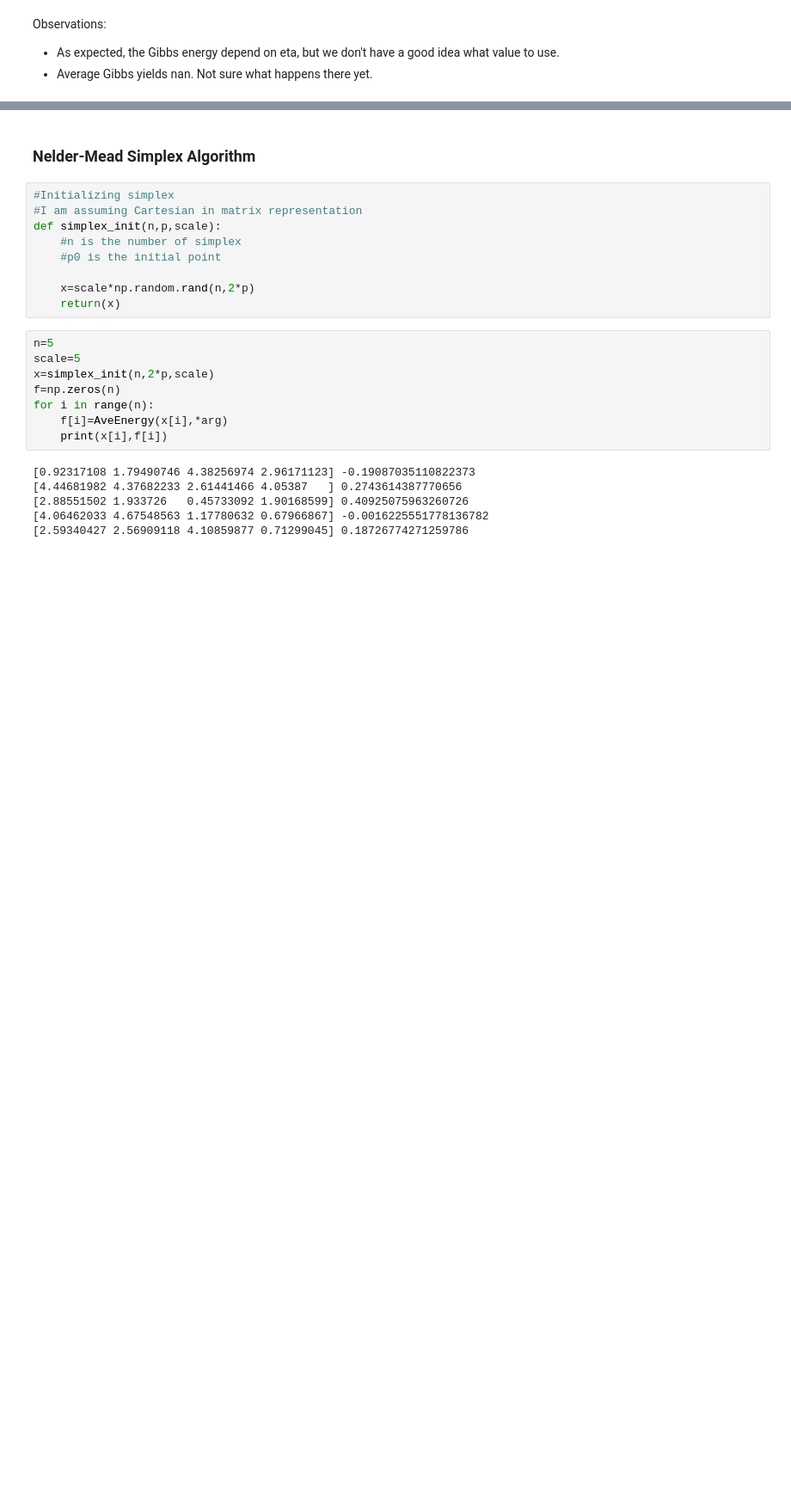
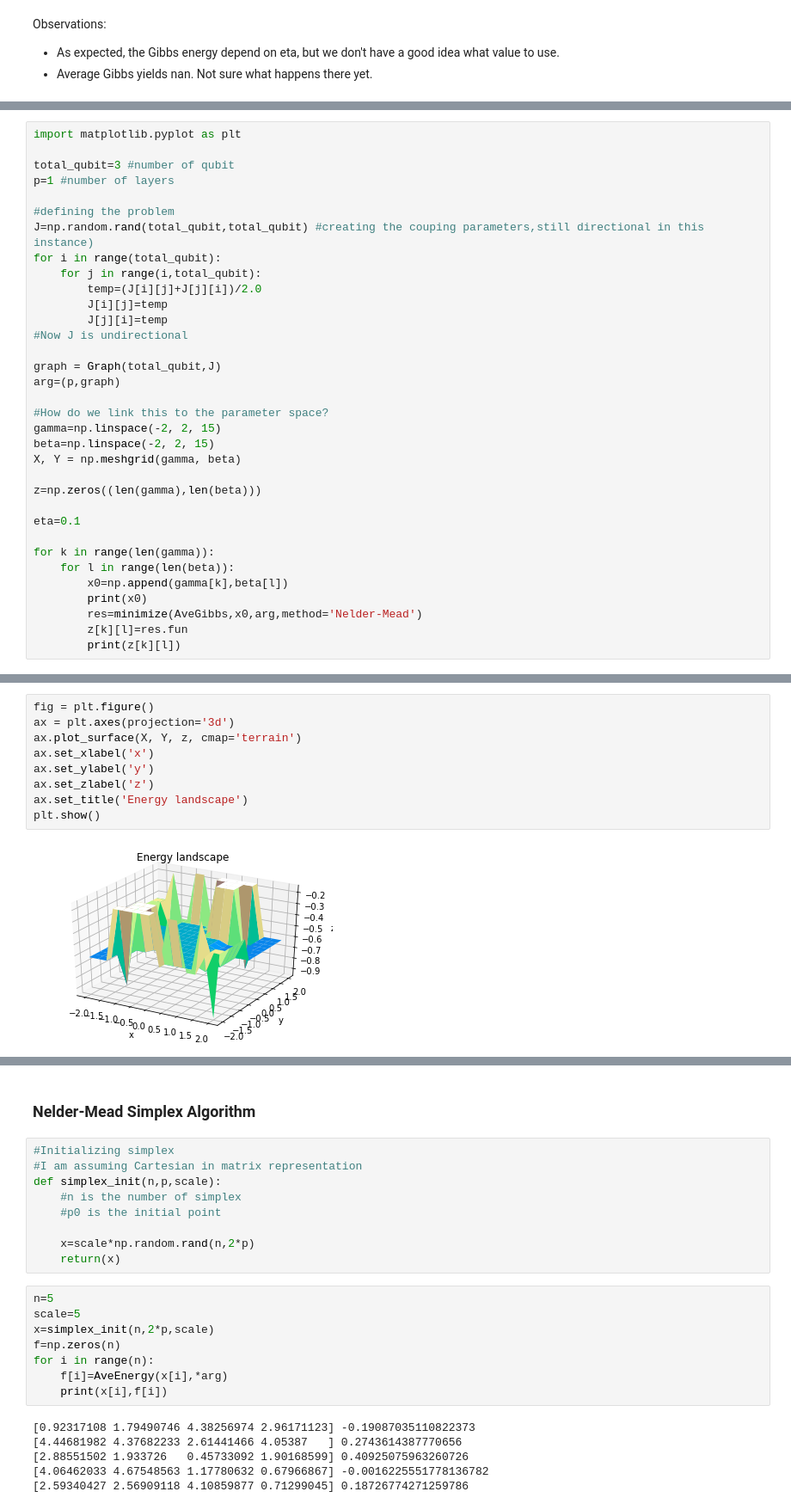
Before and after one commit to PanPalitta/QAOA, a Jupyter notebook: Opt_QAOA.ipynb, the cells around one changed output, grey strips where cells are left out. Shown at 86% size. Drawn from its saved outputs; the diff is of its cells as text; blank space fills up the shorter version.

Commit message:
Update Opt_QAOA.ipynb
Add visualization for p=1

```diff
--- a/Opt_QAOA.ipynb
+++ b/Opt_QAOA.ipynb
@@ -211,0 +216,34 @@ Observations:
+# %%
+import matplotlib.pyplot as plt
+
+total_qubit=3 #number of qubit
+p=1 #number of layers
+
+#defining the problem
+J=np.random.rand(total_qubit,total_qubit) #creating the couping parameters,still directional in this instance)
+for i in range(total_qubit):
+    for j in range(i,total_qubit):
+        temp=(J[i][j]+J[j][i])/2.0
+        J[i][j]=temp
+        J[j][i]=temp
+#Now J is undirectional
+
+graph = Graph(total_qubit,J)
+arg=(p,graph)
+
+#How do we link this to the parameter space?
+gamma=np.linspace(-2, 2, 15)
+beta=np.linspace(-2, 2, 15)
+X, Y = np.meshgrid(gamma, beta)
+
+z=np.zeros((len(gamma),len(beta)))
+
+eta=0.1
+
+for k in range(len(gamma)):
+    for l in range(len(beta)):
+        x0=np.append(gamma[k],beta[l])
+        print(x0)
+        res=minimize(AveGibbs,x0,arg,method='Nelder-Mead')
+        z[k][l]=res.fun
+        print(z[k][l])
@@ -211,0 +269,11 @@ Observations:
+# %%
+fig = plt.figure()
+ax = plt.axes(projection='3d')
+ax.plot_surface(X, Y, z, cmap='terrain')
+ax.set_xlabel('x')
+ax.set_ylabel('y')
+ax.set_zlabel('z')
+ax.set_title('Energy landscape')
+plt.show()
+# %% [output]
+[figure, added]
```
Also changed, not shown: parts of 7 cells of this notebook.
